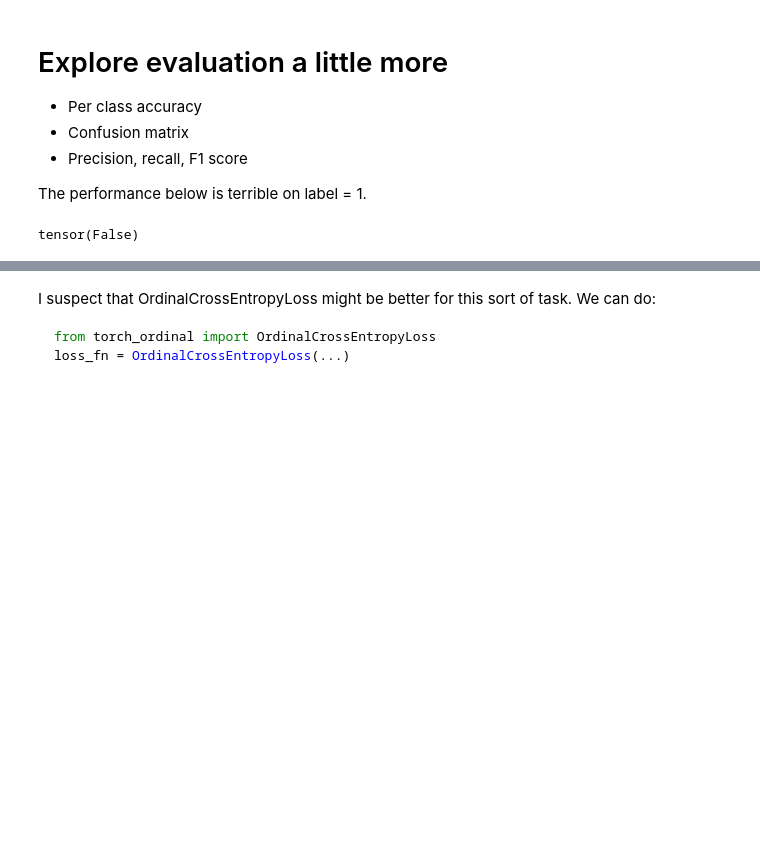
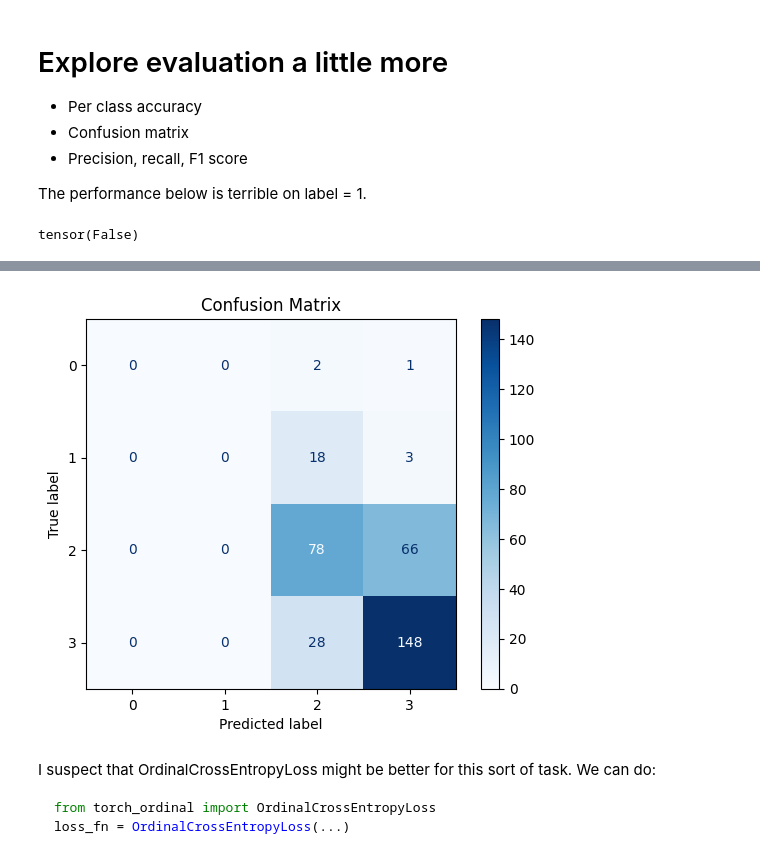
Before and after one commit to ma595/language-scorer, a Jupyter notebook: notebook.ipynb, the cells around one changed output, grey strips where cells are left out. Saved outputs shown, nothing was run; the diff lists cells and outputs as text; code cells hidden in the pictures; blank space fills up the shorter version.

````diff
--- a/notebook.ipynb
+++ b/notebook.ipynb
@@ -427,9 +511,32 @@ model = BertForSequenceClassification.from_pretrained(
     "bert-tiny", local_files_only=True, num_labels=4
 )
 optimiser: Optimizer = AdamW(model.parameters(), lr=1e-4)
-loss_fn: CrossEntropyLoss = CrossEntropyLoss()
 
-model = train_model(model, train_loader, val_loader, optimiser, loss_fn, epochs=1)
+# apply some
+
+from torch.nn import CrossEntropyLoss
+from sklearn.utils.class_weight import compute_class_weight
+import numpy as np
+
+# Get full list of labels from the training dataset
+# train_labels = train_dataset.data["score"].astype(int) - 1
+
+# train_indices = train_dataset.indices
+# train_labels = full_dataset.data.iloc[train_indices]["score"].astype(int) - 1
+# train_labels = train_labels.astype(int).to_numpy()
+
+# class_weights = compute_class_weight(
+#     class_weight="balanced",
+#     classes=np.array([0, 1, 2, 3]),
+#     y=train_labels
+# )
+# weights = torch.tensor(class_weights, dtype=torch.float32)
+
+# Define loss function with weights
+# loss_fn = CrossEntropyLoss(weight=weights)
+loss_fn = CrossEntropyLoss(weight=weights)
+
+model = train_model(model, train_loader, val_loader, optimiser, loss_fn, epochs=4)
 model.save_pretrained("bert_tiny_finetuned")
 torch.save(optimiser.state_dict(), "optimiser-fine.pth")
 # %% [output]
@@ -505,7 +643,7 @@ all_preds = []
 all_labels = []
 
 with torch.no_grad():
-    for batch in train_loader:
+    for batch in val_loader:
         input_ids = batch["input_ids"]
         attention_mask = batch["attention_mask"]
         labels = batch["score"]
@@ -562,5 +700,16 @@ per_class_acc
 # %%
 # there is heavy class imbalance with this dataset. Possible things to explore:
+# %%
+from sklearn.metrics import confusion_matrix, ConfusionMatrixDisplay
+import matplotlib.pyplot as plt
+
+cm = confusion_matrix(all_labels.numpy(), all_preds.numpy())
+disp = ConfusionMatrixDisplay(confusion_matrix=cm)
+disp.plot(cmap="Blues")
+plt.title("Confusion Matrix")
+plt.show()
+# %% [output]
+[figure, added]
 # %% [markdown]
 I suspect that OrdinalCrossEntropyLoss might be better for this sort of task. We can do:
 ```python
````
Also changed, not shown: parts of 22 cells of this notebook.
